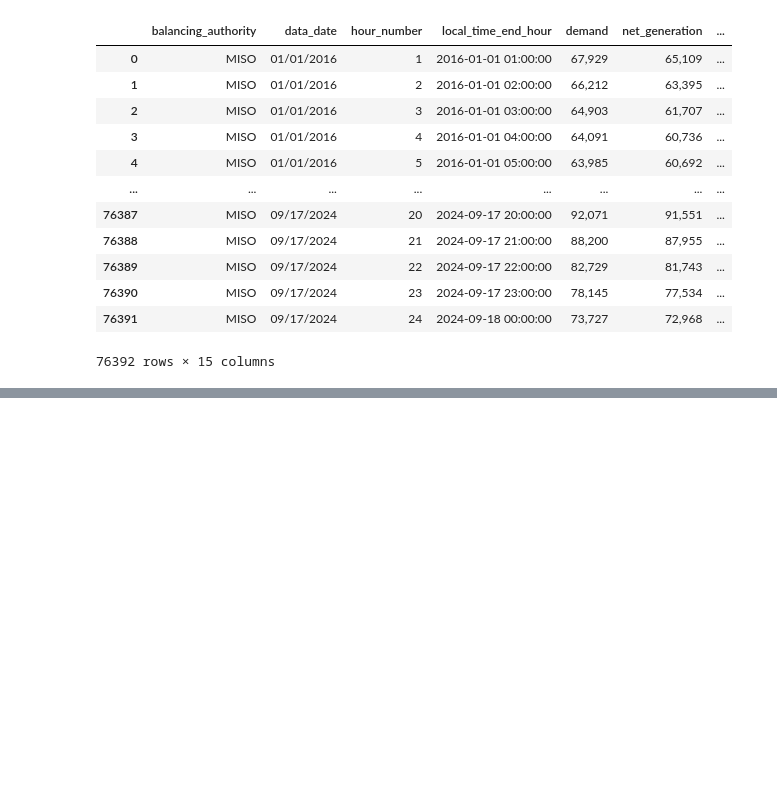
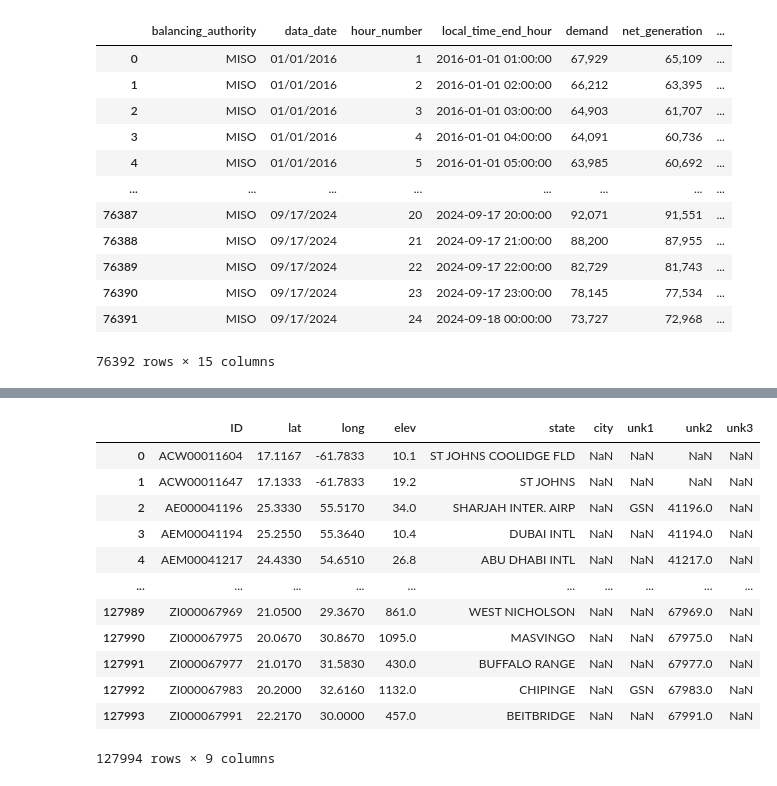
Before and after one commit to lmg1404/Energy-Consumption-Forecasting, a Jupyter notebook: src/notebooks/prototyping.ipynb, the cells around one changed output, grey strips where cells are left out. Cells and saved outputs as stored; diff of their text form; code cells hidden in the pictures; blank space fills up the shorter version.

```diff
--- a/src/notebooks/prototyping.ipynb
+++ b/src/notebooks/prototyping.ipynb
@@ -88,0 +134,11 @@ pd.read_csv("../../data/balance_sheet.csv")
+# %%
+def get_station_df(file) -> pd.DataFrame:
+    station_df = pd.read_fwf(
+        file,
+        header=None,
+        names=["ID", "lat", "long", "elev", "city", "unk1", "unk2", "unk3"],
+    )
+
+    return station_df
+
+station_df = get_station_df("../../data/ghcnd-stations.txt")
@@ -88,0 +450,16 @@ pd.read_csv("../../data/balance_sheet.csv")
+# %%
+station_df
+# %% [output]
+|  | ID | lat | long | elev | state | city | unk1 | unk2 | unk3 |
+| 0 | ACW00011604 | 17.1167 | -61.7833 | 10.1 | ST JOHNS COOLIDGE FLD | NaN | NaN | NaN | NaN |
+| 1 | ACW00011647 | 17.1333 | -61.7833 | 19.2 | ST JOHNS | NaN | NaN | NaN | NaN |
+| 2 | AE000041196 | 25.3330 | 55.5170 | 34.0 | SHARJAH INTER. AIRP | NaN | GSN | 41196.0 | NaN |
+| 3 | AEM00041194 | 25.2550 | 55.3640 | 10.4 | DUBAI INTL | NaN | NaN | 41194.0 | NaN |
+| 4 | AEM00041217 | 24.4330 | 54.6510 | 26.8 | ABU DHABI INTL | NaN | NaN | 41217.0 | NaN |
+| ... | ... | ... | ... | ... | ... | ... | ... | ... | ... |
+| 127989 | ZI000067969 | 21.0500 | 29.3670 | 861.0 | WEST NICHOLSON | NaN | NaN | 67969.0 | NaN |
+| 127990 | ZI000067975 | 20.0670 | 30.8670 | 1095.0 | MASVINGO | NaN | NaN | 67975.0 | NaN |
+| 127991 | ZI000067977 | 21.0170 | 31.5830 | 430.0 | BUFFALO RANGE | NaN | NaN | 67977.0 | NaN |
+| 127992 | ZI000067983 | 20.2000 | 32.6160 | 1132.0 | CHIPINGE | NaN | GSN | 67983.0 | NaN |
+| 127993 | ZI000067991 | 22.2170 | 30.0000 | 457.0 | BEITBRIDGE | NaN | NaN | 67991.0 | NaN |
+127994 rows × 9 columns
```
Also changed, not shown: parts of 21 cells of this notebook.
